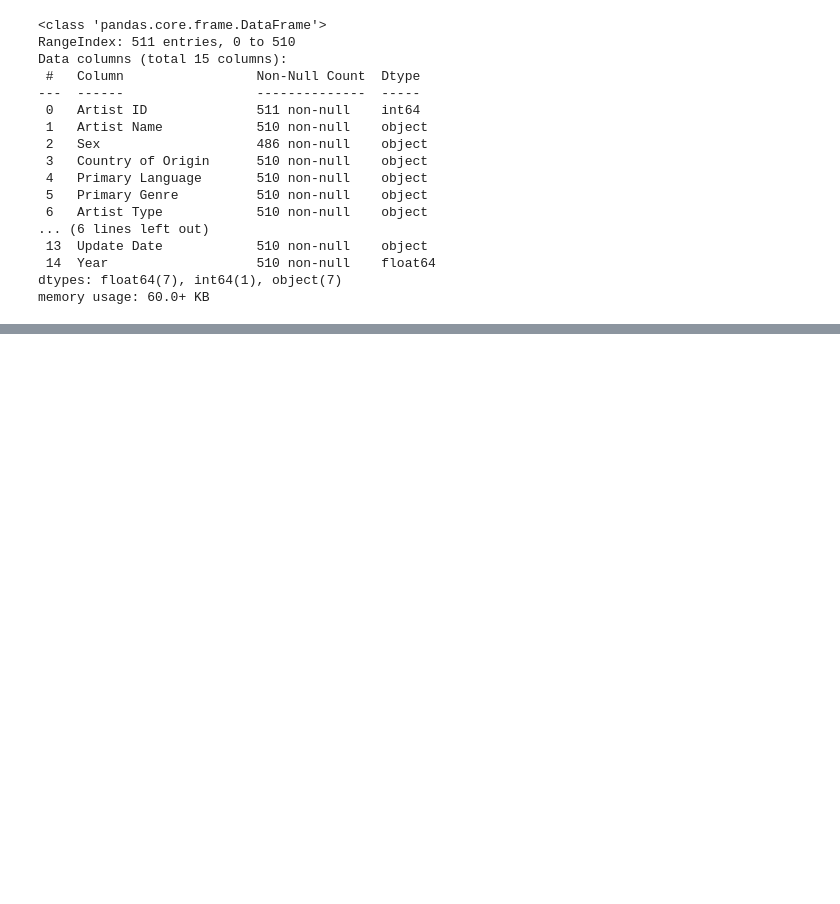
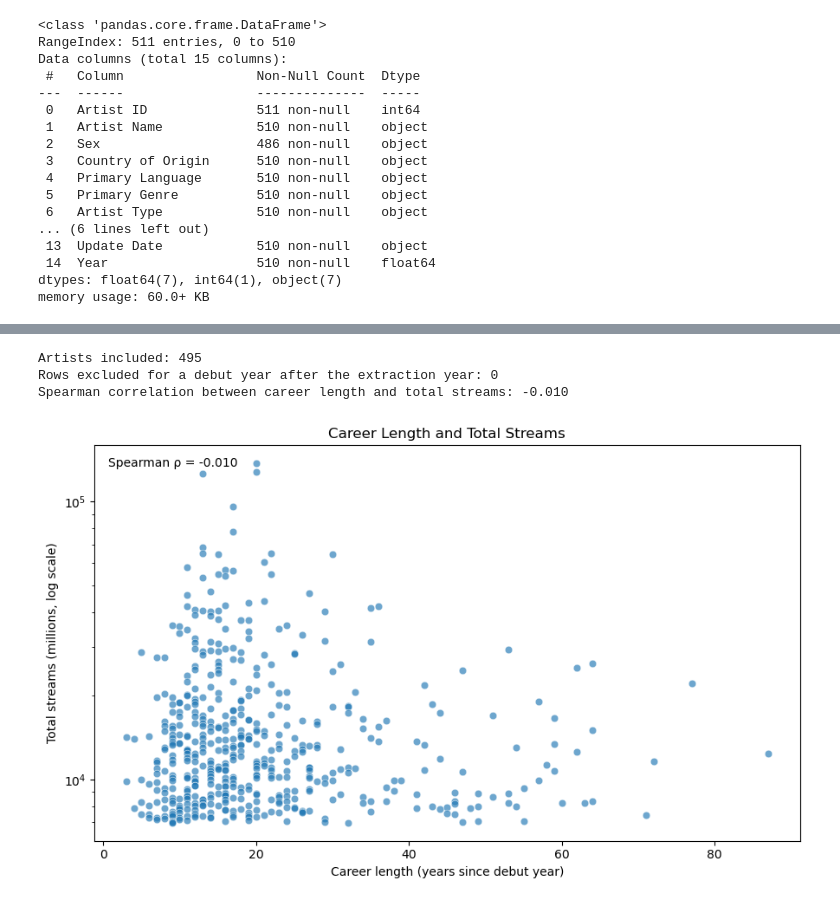
Before and after one commit to raslmm/pds-music-analysis, a Jupyter notebook: notebooks/Group07_PDS_2627.ipynb, the cells around one changed output, grey strips where cells are left out. Drawn from its saved outputs; the diff is of its cells as text; code cells hidden in the pictures; blank space fills up the shorter version.

```diff
--- a/notebooks/Group07_PDS_2627.ipynb
+++ b/notebooks/Group07_PDS_2627.ipynb
@@ -157,0 +346,35 @@ Total Exact Duplicate Rows: 10
+# %%
+career_data = df_clean.dropna(subset=["Year", "Debut Year", "Total Streams"]).copy()
+career_data["Career Length (years)"] = career_data["Year"] - career_data["Debut Year"]
+negative_career_rows = int((career_data["Career Length (years)"] < 0).sum())
+career_data = career_data.loc[career_data["Career Length (years)"] >= 0].copy()
+spearman_rho = career_data[["Career Length (years)", "Total Streams"]].corr(method="spearman").iloc[0, 1]
+
+print(f"Artists included: {len(career_data)}")
+print(f"Rows excluded for a debut year after the extraction year: {negative_career_rows}")
+print(f"Spearman correlation between career length and total streams: {spearman_rho:.3f}")
+
+fig, ax = plt.subplots(figsize=(9, 5.5))
+sns.scatterplot(
+    data=career_data,
+    x="Career Length (years)",
+    y="Total Streams",
+    alpha=0.65,
+    s=38,
+    ax=ax,
+)
+ax.set_yscale("log")
+ax.set_title("Career Length and Total Streams")
+ax.set_xlabel("Career length (years since debut year)")
+ax.set_ylabel("Total streams (millions, log scale)")
+ax.text(
+    0.02, 0.97, f"Spearman ρ = {spearman_rho:.3f}",
+    transform=ax.transAxes, va="top",
+)
+plt.tight_layout()
+plt.show()
+# %% [output]
+Artists included: 495
+Rows excluded for a debut year after the extraction year: 0
+Spearman correlation between career length and total streams: -0.010
+[figure, added]
```
Also changed, not shown: parts of 25 cells of this notebook.
